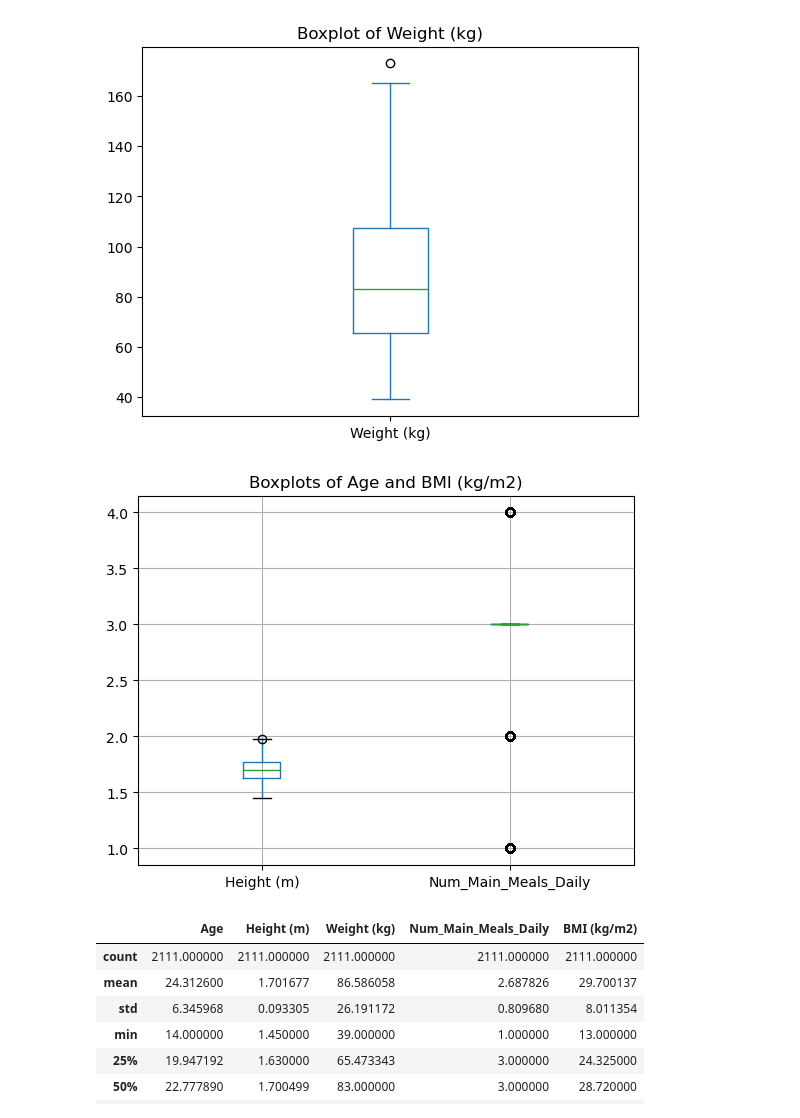
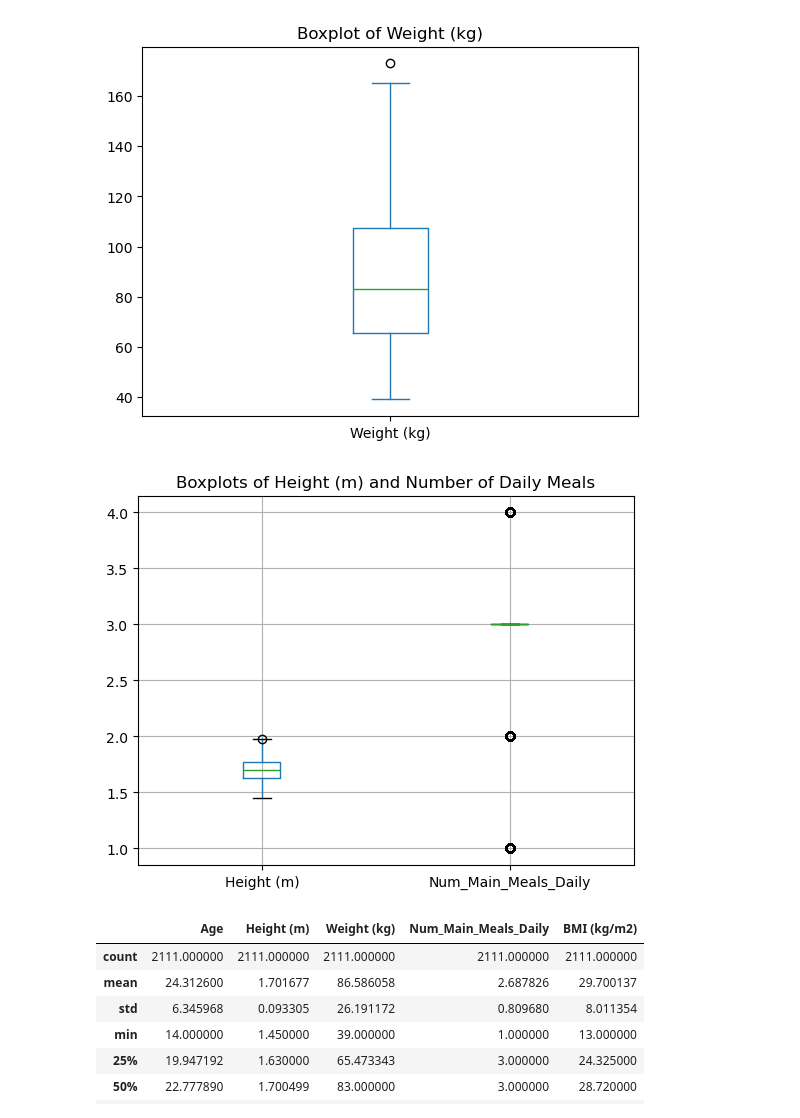
Before and after one commit to natalieseah/MLFinalProject, a Jupyter notebook: DS 6021 Final Project.ipynb, the cells around one changed output. Cells and saved outputs as stored; diff of their text form; code cells hidden in the pictures.

```diff
--- a/DS 6021 Final Project.ipynb
+++ b/DS 6021 Final Project.ipynb
@@ -108,10 +108,10 @@ plt.show()
 [figure]
 # %%
 df[['Height (m)', 'Num_Main_Meals_Daily']].boxplot()
-plt.title('Boxplots of Age and BMI (kg/m2)')
+plt.title('Boxplots of Height (m) and Number of Daily Meals')
 plt.show()
 # %% [output]
-[figure, old version]
+[figure, new version]
 # %%
 df.describe()
 # %% [output]
```
Also changed, not shown: parts of 2 cells of this notebook.
